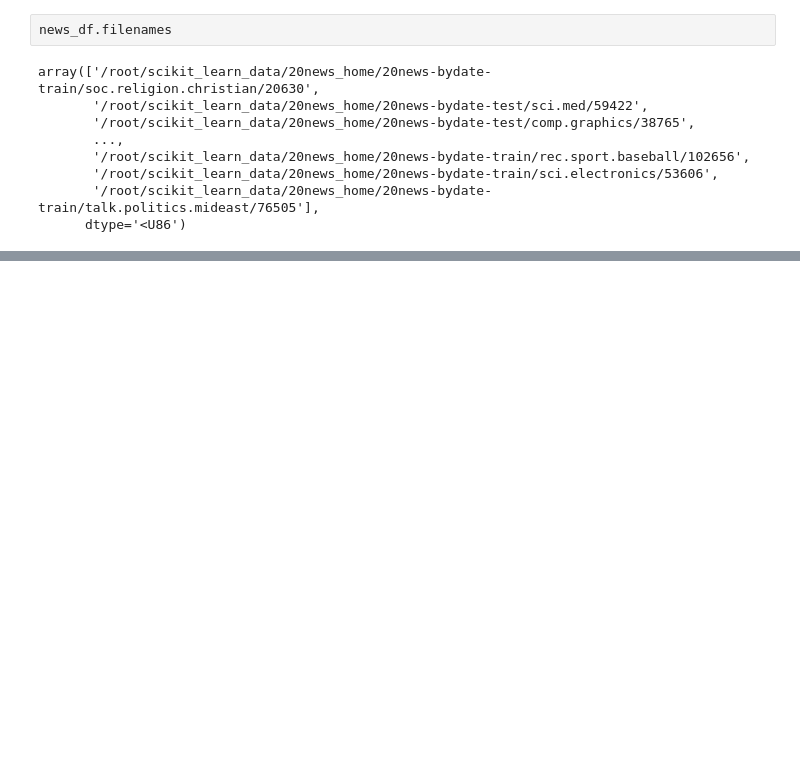
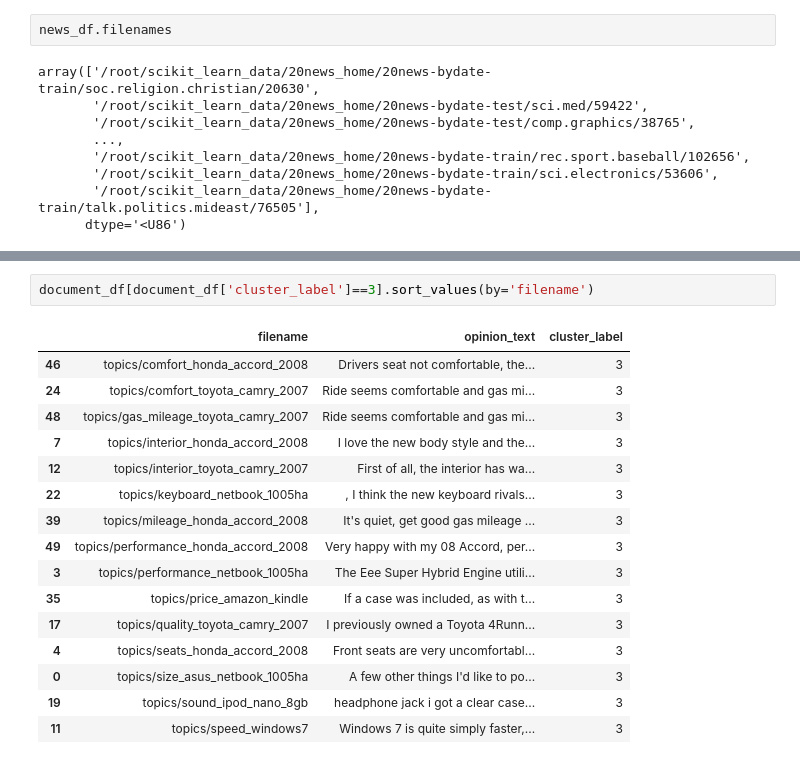
Before and after one commit to suhyeon03/study_ML_, a Jupyter notebook: _text_mining_practice.ipynb, the cells around one changed output, grey strips where cells are left out. Drawn from its saved outputs; the diff is of its cells as text; blank space fills up the shorter version.

```diff
--- a/_text_mining_practice.ipynb
+++ b/_text_mining_practice.ipynb
@@ -1133,0 +1292,19 @@ doc_topic_df.head(20)
+# %%
+document_df[document_df['cluster_label']==3].sort_values(by='filename')
+# %% [output]
+|  | filename | opinion_text | cluster_label |
+| 46 | topics/comfort_honda_accord_2008 | Drivers seat not comfortable, the... | 3 |
+| 24 | topics/comfort_toyota_camry_2007 | Ride seems comfortable and gas mi... | 3 |
+| 48 | topics/gas_mileage_toyota_camry_2007 | Ride seems comfortable and gas mi... | 3 |
+| 7 | topics/interior_honda_accord_2008 | I love the new body style and the... | 3 |
+| 12 | topics/interior_toyota_camry_2007 | First of all, the interior has wa... | 3 |
+| 22 | topics/keyboard_netbook_1005ha | , I think the new keyboard rivals... | 3 |
+| 39 | topics/mileage_honda_accord_2008 | It's quiet, get good gas mileage ... | 3 |
+| 49 | topics/performance_honda_accord_2008 | Very happy with my 08 Accord, per... | 3 |
+| 3 | topics/performance_netbook_1005ha | The Eee Super Hybrid Engine utili... | 3 |
+| 35 | topics/price_amazon_kindle | If a case was included, as with t... | 3 |
+| 17 | topics/quality_toyota_camry_2007 | I previously owned a Toyota 4Runn... | 3 |
+| 4 | topics/seats_honda_accord_2008 | Front seats are very uncomfortabl... | 3 |
+| 0 | topics/size_asus_netbook_1005ha | A few other things I'd like to po... | 3 |
+| 19 | topics/sound_ipod_nano_8gb | headphone jack i got a clear case... | 3 |
+| 11 | topics/speed_windows7 | Windows 7 is quite simply faster,... | 3 |
```
Also changed, not shown: parts of 20 cells of this notebook.
